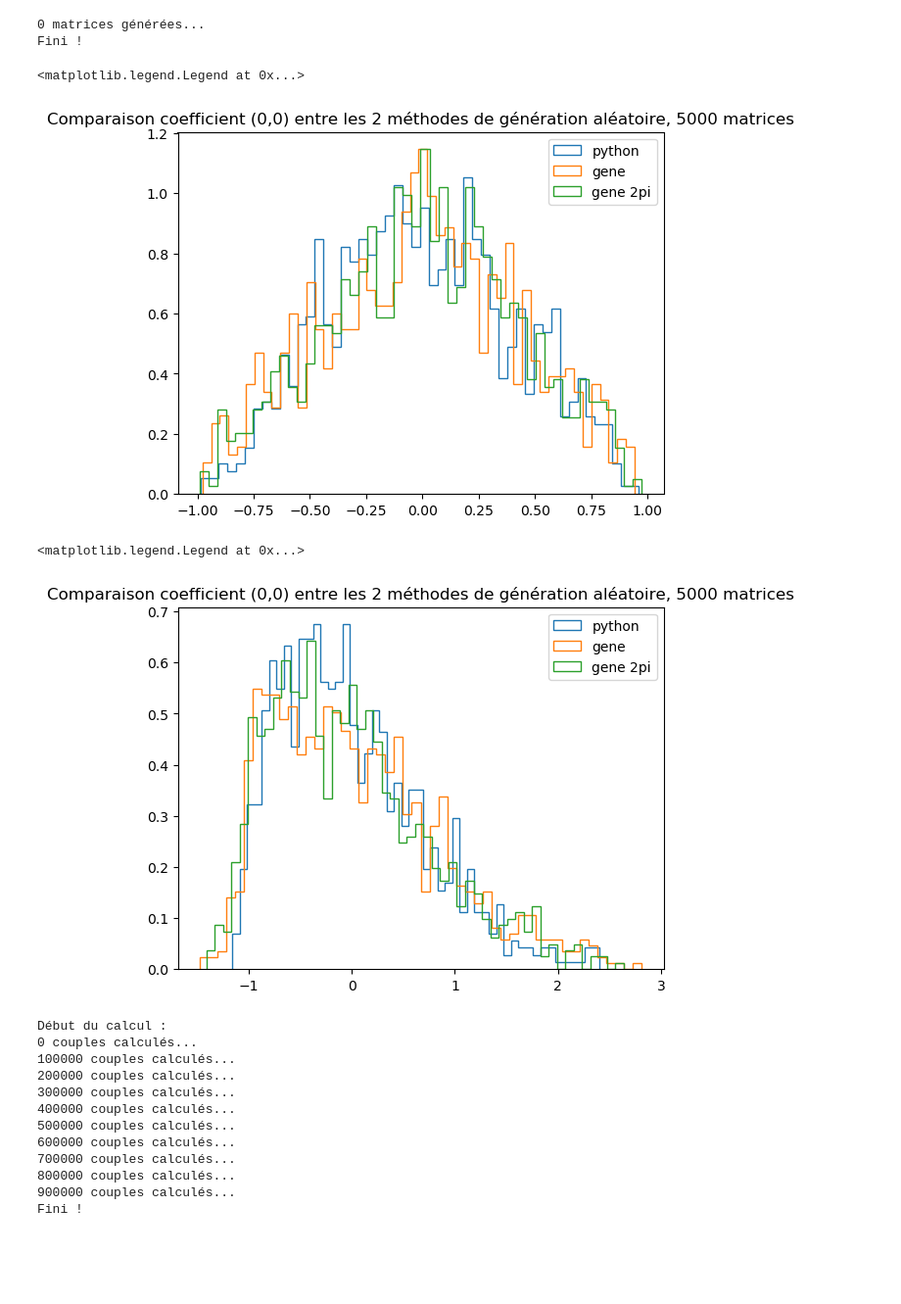
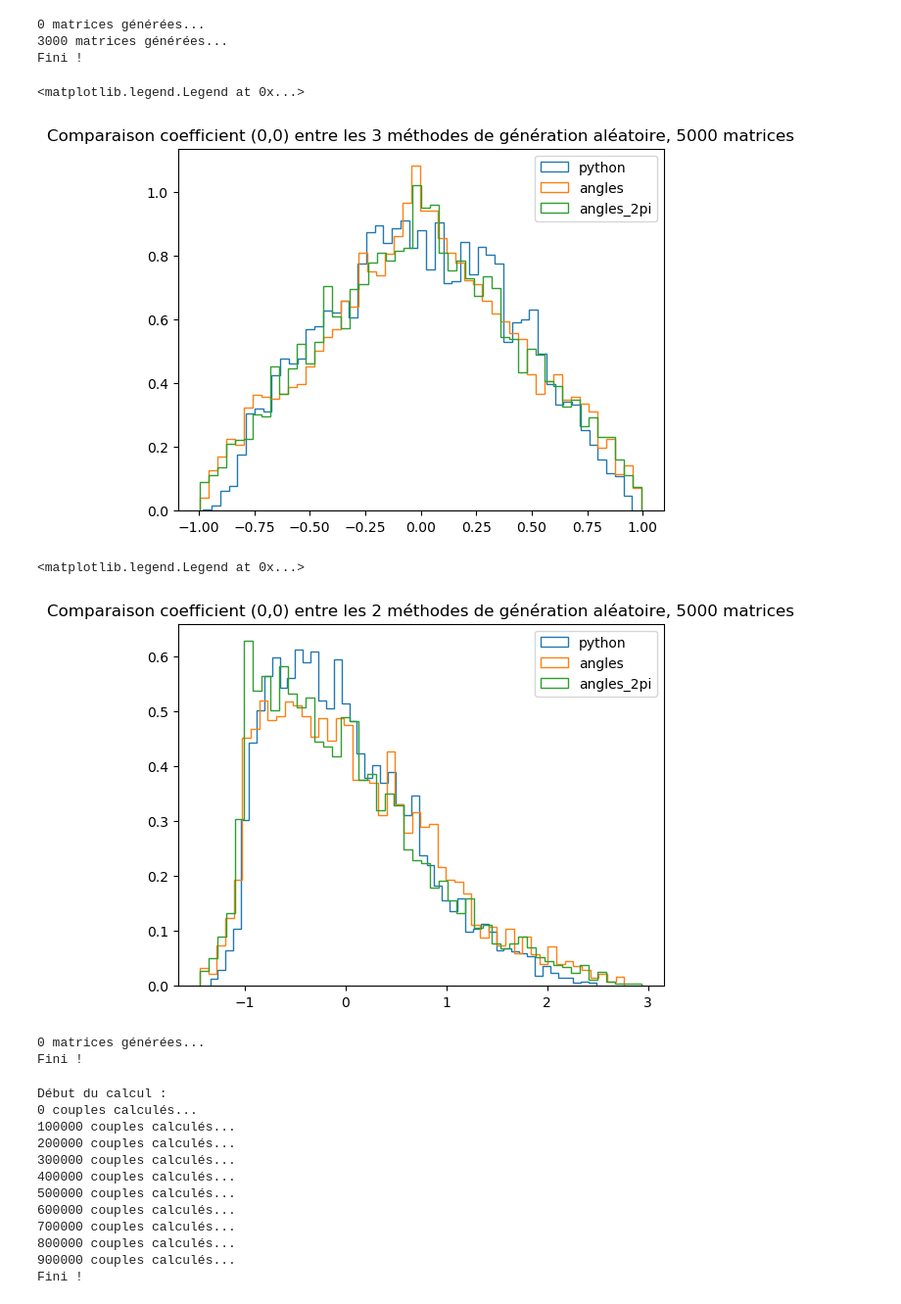
Before and after one commit to yacobozdalkiran/generate_conf_python, a Jupyter notebook: test_distribution.ipynb, the cells around one changed output. Shown at 98% size. Drawn from its saved outputs; the diff is of its cells as text; code cells hidden in the pictures; blank space fills up the shorter version.

```diff
--- a/test_distribution.ipynb
+++ b/test_distribution.ipynb
@@ -36,7 +36,7 @@ def mat_rand_su3():
     return el_3(alpha) @ el_2(beta) @ el_3(gamma) @ el_5(theta) @ el_3(a) @ el_2(b) @ el_3(c) @ el_8(phi)
 
 def mat_rand_su3_2pi():
-    """Renvoie une matrice aléatoire de su(3) en utilisant la paramétrisation de l'article geometry of su(3)"""
+    """Renvoie une matrice aléatoire de su(3) en utilisant la paramétrisation de l'article geometry of su(3) ou tous les angles vont a 2pi"""
     alpha, gamma, a, c = random()*np.pi*2,random()*np.pi*2,random()*np.pi*2,random()*np.pi*2
     beta, b, theta = random()*np.pi*2,random()*np.pi*2,random()*np.pi*2
     phi = random()*2*np.pi
@@ -106,7 +106,7 @@ def generate_su3_matrix():
 
     return U_su3
 # %%
-nb = 1000
+nb = 5000
 
 matrices_python = []
 matrices_gene = []
@@ -124,35 +124,56 @@ for i in range(nb):
 print("Fini !")
 # %% [output]
 0 matrices générées...
+3000 matrices générées...
 Fini !
 # %%
 coef00_python = [m[0][0] for m in matrices_python]
 coef00_gene = [m[0][0] for m in matrices_gene]
 coef00_gene2pi = [m[0][0] for m in matrices_gene2pi]
 
 plt.figure()
-plt.title("Comparaison coefficient (0,0) entre les 2 méthodes de génération aléatoire, 5000 matrices")
+plt.title("Comparaison coefficient (0,0) entre les 3 méthodes de génération aléatoire, "+  str(len(matrices_python)) +" matrices")
 plt.hist(coef00_python, bins=50, density=True, label="python", histtype="step");
-plt.hist(coef00_gene, bins = 50, density=True, label="gene",histtype="step");
-plt.hist(coef00_gene2pi, bins = 50, density=True, label="gene 2pi",histtype="step");
+plt.hist(coef00_gene, bins = 50, density=True, label="angles",histtype="step");
+plt.hist(coef00_gene2pi, bins = 50, density=True, label="angles_2pi",histtype="step");
 plt.legend()
 # %% [output]
 <matplotlib.legend.Legend at 0x...>
-[figure, old version]
+[figure, new version]
 # %%
 ret_python = [retr(m) for m in matrices_python]
 ret_gene = [retr(m) for m in matrices_gene]
 ret_gene2pi = [retr(m) for m in matrices_gene2pi]
 
 plt.figure()
-plt.title("Comparaison coefficient (0,0) entre les 2 méthodes de génération aléatoire, 5000 matrices")
+plt.title("Comparaison coefficient (0,0) entre les 2 méthodes de génération aléatoire, "+  str(len(matrices_python)) +" matrices")
 plt.hist(ret_python, bins=50, density=True, label="python", histtype="step");
-plt.hist(ret_gene, bins = 50, density=True, label="gene",histtype="step");
-plt.hist(ret_gene2pi, bins = 50, density=True, label="gene 2pi",histtype="step");
+plt.hist(ret_gene, bins = 50, density=True, label="angles",histtype="step");
+plt.hist(ret_gene2pi, bins = 50, density=True, label="angles_2pi",histtype="step");
 plt.legend()
 # %% [output]
 <matplotlib.legend.Legend at 0x...>
-[figure, old version]
+[figure, new version]
+# %%
+nb = 1000
+
+matrices_python = []
+matrices_gene = []
+matrices_gene2pi = []
+
+for i in range(nb):
+    if (i%3000 == 0):
+        print(str(i)+" matrices générées...")
+    m = generate_su3_matrix()
+    m2 = mat_rand_su3()
+    m3 = mat_rand_su3_2pi()
+    matrices_python += [m]
+    matrices_gene += [m2]
+    matrices_gene2pi += [m3]
+print("Fini !")
+# %% [output]
+0 matrices générées...
+Fini !
 # %%
 import itertools
 
```
Also changed, not shown: parts of 3 cells of this notebook.
